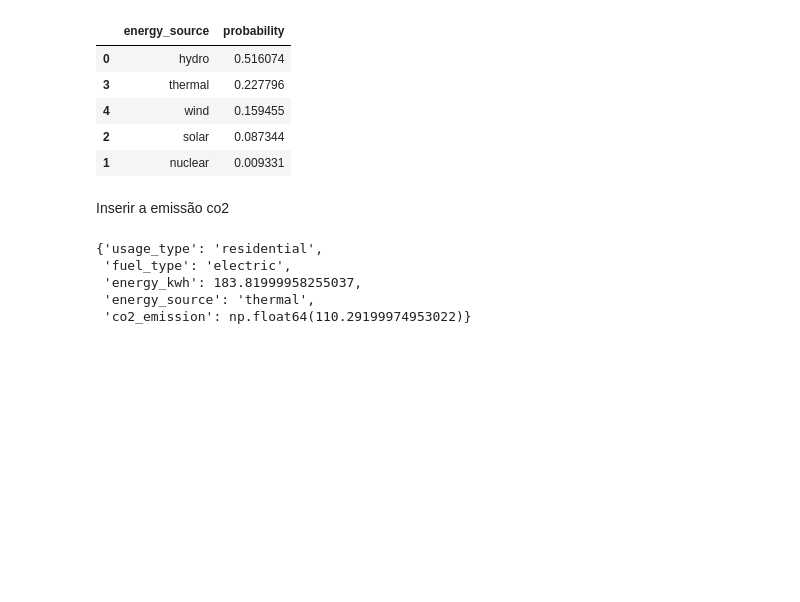
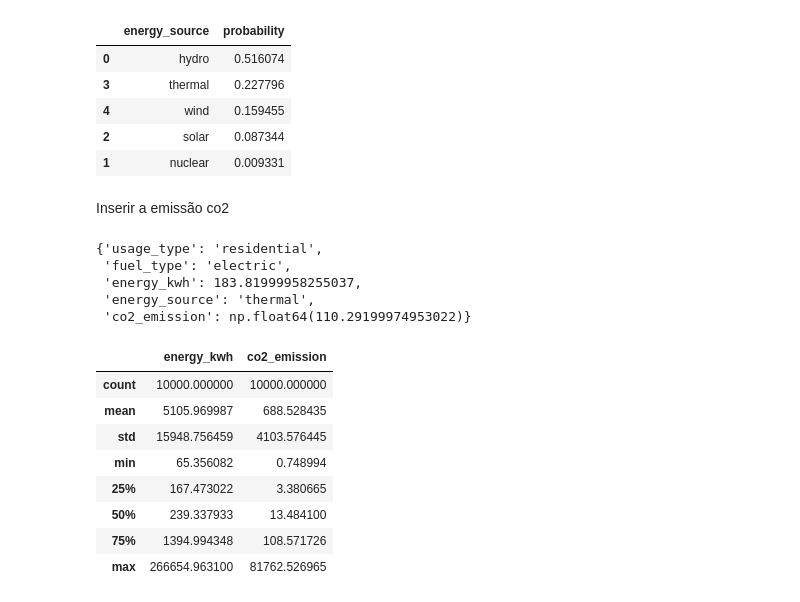
Before and after one commit to carbon-footprint-analysis/carbon-footprint-analysis, a Jupyter notebook: notebooks/eda.ipynb, the cells around one changed output. Drawn from its saved outputs; the diff is of its cells as text; code cells hidden in the pictures; blank space fills up the shorter version.

```diff
--- a/notebooks/eda.ipynb
+++ b/notebooks/eda.ipynb
@@ -680,0 +690,13 @@ event
+# %%
+df = generate_dataset(10000, profiles, energy_dist, emission_df)
+df.describe()
+# %% [output]
+|  | energy_kwh | co2_emission |
+| count | 10000.000000 | 10000.000000 |
+| mean | 5105.969987 | 688.528435 |
+| std | 15948.756459 | 4103.576445 |
+| min | 65.356082 | 0.748994 |
+| 25% | 167.473022 | 3.380665 |
+| 50% | 239.337933 | 13.484100 |
+| 75% | 1394.994348 | 108.571726 |
+| max | 266654.963100 | 81762.526965 |
```
Also changed, not shown: parts of 2 cells of this notebook.
